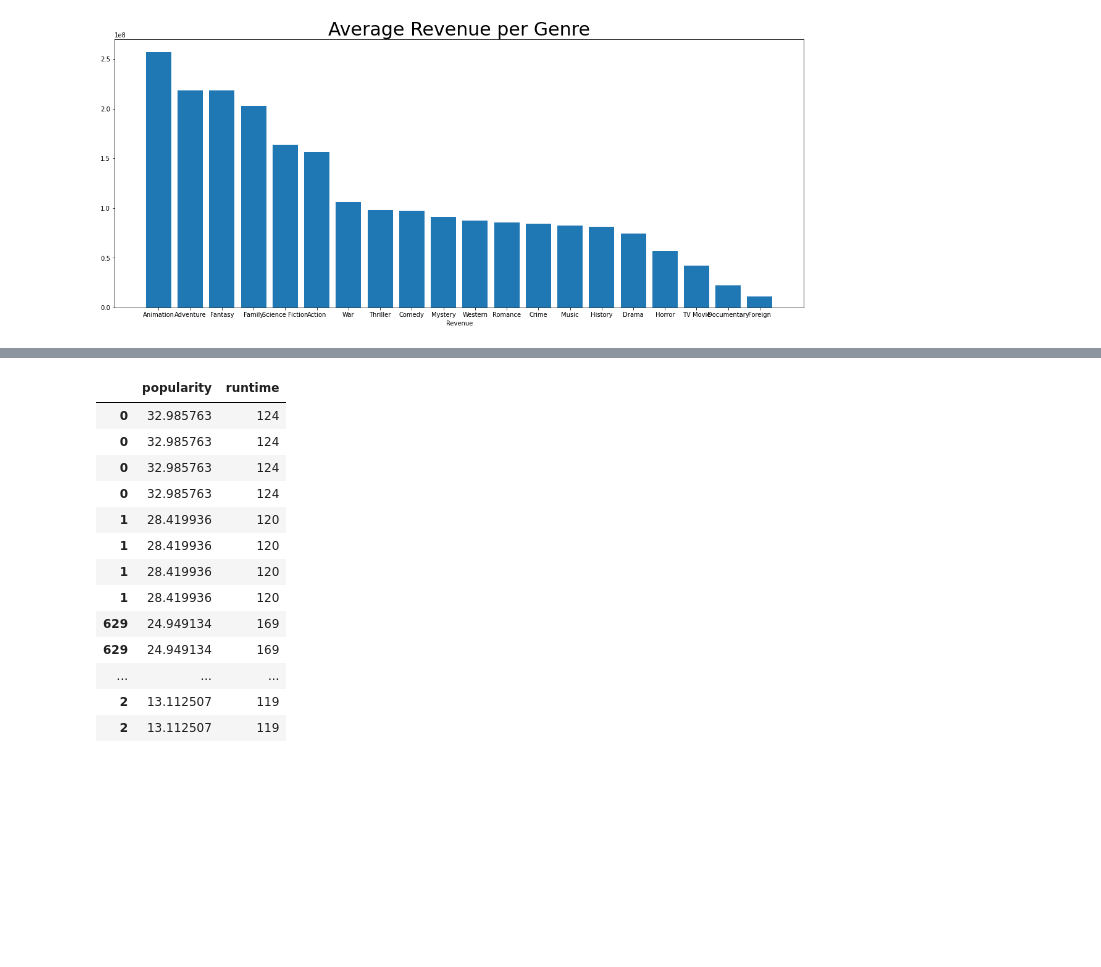
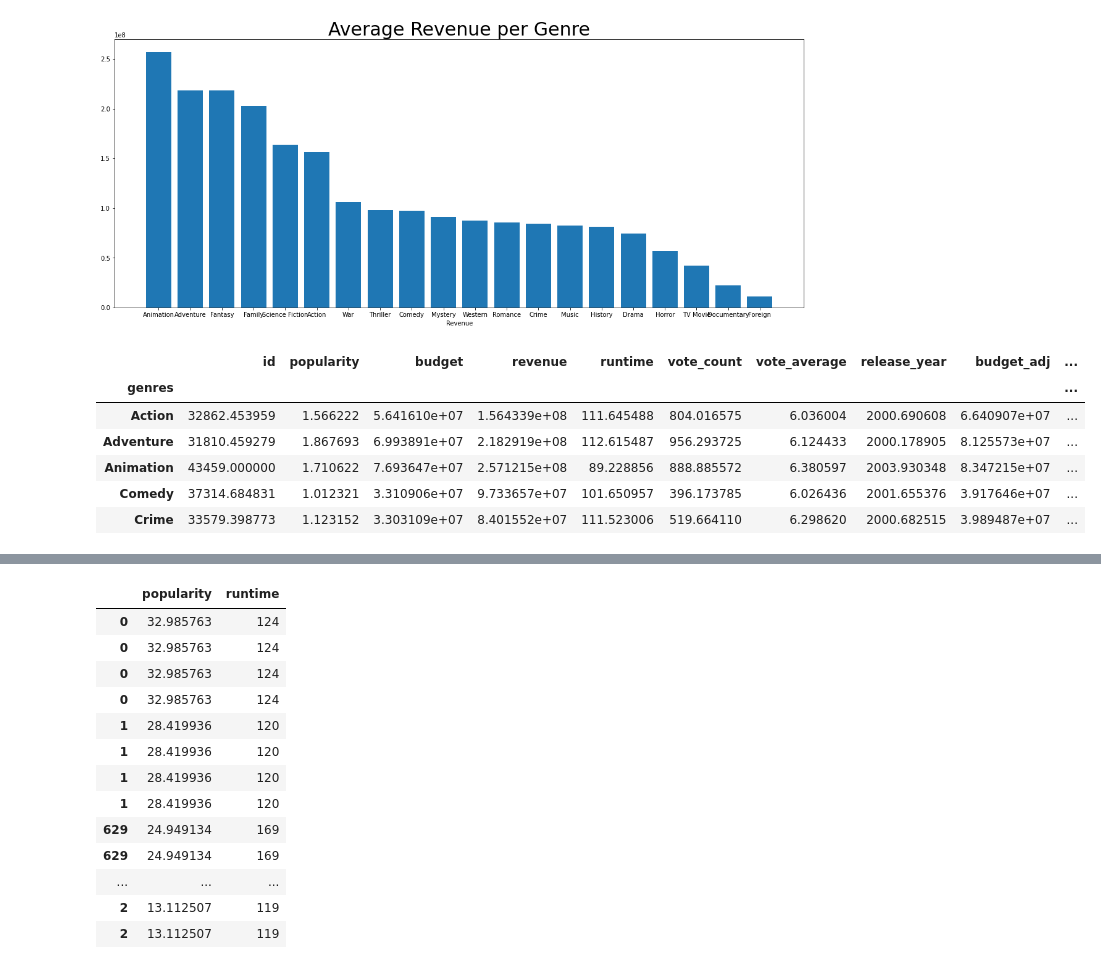
Before and after one commit to krbendol/movie_analysis_Microsoft, a Jupyter notebook: cleaning_of_data.ipynb, the cells around one changed output, grey strips where cells are left out. Cells and saved outputs as stored; diff of their text form; code cells hidden in the pictures; blank space fills up the shorter version.

```diff
--- a/cleaning_of_data.ipynb
+++ b/cleaning_of_data.ipynb
@@ -195,3 +197,13 @@ ax.set_title('Average Revenue per Genre', fontsize=30)
 # %% [output]
 Text(0.5, 1.0, 'Average Revenue per Genre')
 [figure]
+# %%
+df_averages.head()
+# %% [output]
+|  | id | popularity | budget | revenue | runtime | vote_count | vote_average | release_year | budget_adj | ... |
+| genres |  |  |  |  |  |  |  |  |  | ... |
+| Action | 32862.453959 | 1.566222 | 5.641610e+07 | 1.564339e+08 | 111.645488 | 804.016575 | 6.036004 | 2000.690608 | 6.640907e+07 | ... |
+| Adventure | 31810.459279 | 1.867693 | 6.993891e+07 | 2.182919e+08 | 112.615487 | 956.293725 | 6.124433 | 2000.178905 | 8.125573e+07 | ... |
+| Animation | 43459.000000 | 1.710622 | 7.693647e+07 | 2.571215e+08 | 89.228856 | 888.885572 | 6.380597 | 2003.930348 | 8.347215e+07 | ... |
+| Comedy | 37314.684831 | 1.012321 | 3.310906e+07 | 9.733657e+07 | 101.650957 | 396.173785 | 6.026436 | 2001.655376 | 3.917646e+07 | ... |
+| Crime | 33579.398773 | 1.123152 | 3.303109e+07 | 8.401552e+07 | 111.523006 | 519.664110 | 6.298620 | 2000.682515 | 3.989487e+07 | ... |
```
Also changed, not shown: parts of 4 cells of this notebook.
